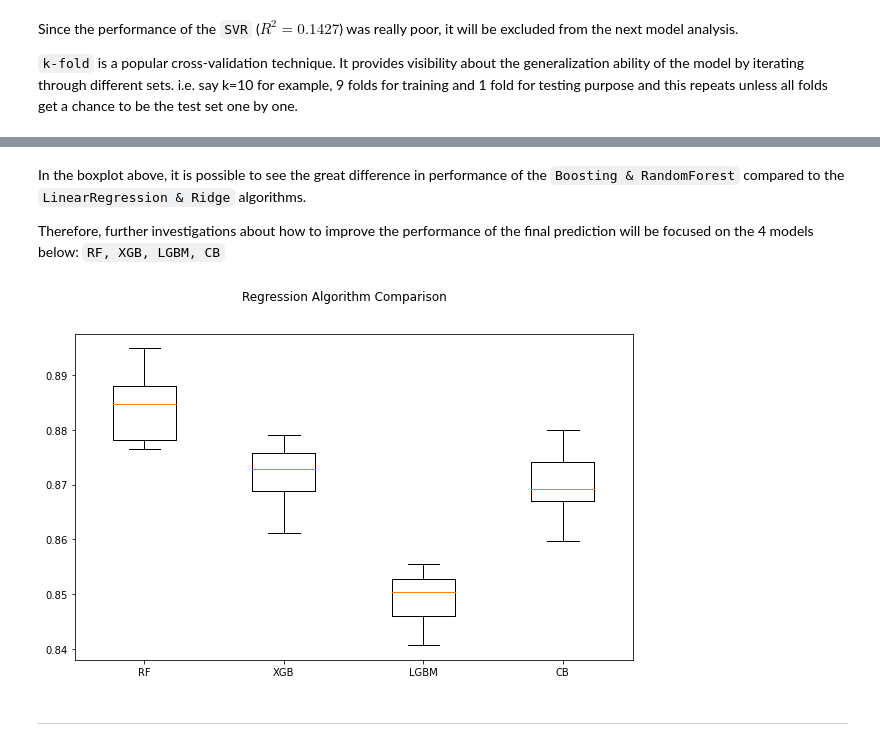
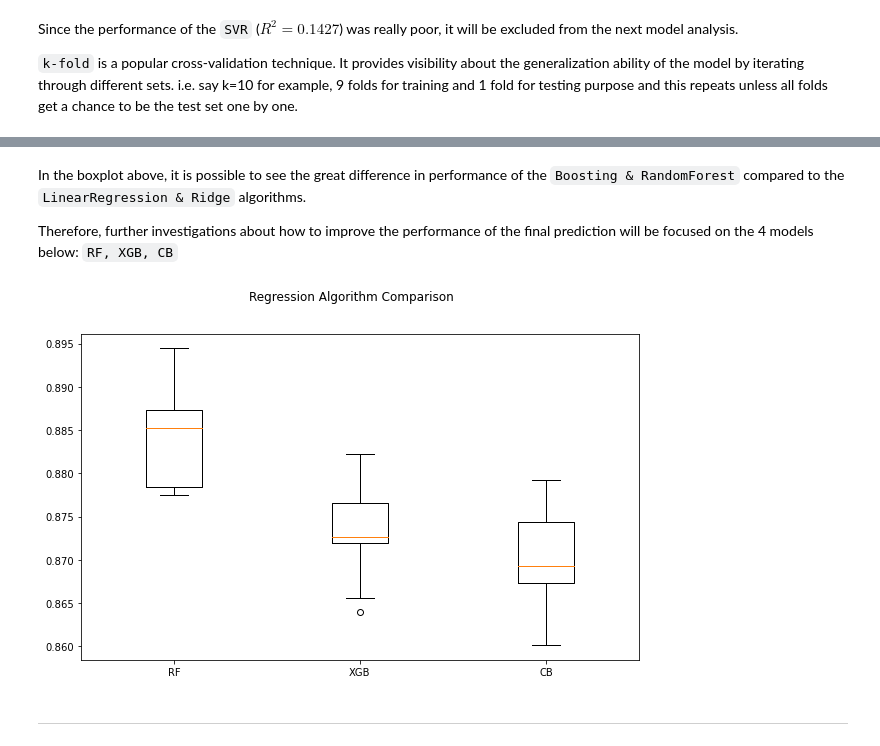
Before and after one commit to caresppen/UsedCarsAppraiser, a Jupyter notebook: notebooks/08_Prices_Regression_1.ipynb, the cells around one changed output, grey strips where cells are left out. Cells and saved outputs as stored; diff of their text form; code cells hidden in the pictures.

```diff
--- a/notebooks/08_Prices_Regression_1.ipynb
+++ b/notebooks/08_Prices_Regression_1.ipynb
@@ -413,19 +431,19 @@ plt.show()
 # %% [markdown]
 In the boxplot above, it is possible to see the great difference in performance of the `Boosting & RandomForest` compared to the `LinearRegression & Ridge` algorithms.
 
-Therefore, further investigations about how to improve the performance of the final prediction will be focused on the 4 models below: `RF, XGB, LGBM, CB`
+Therefore, further investigations about how to improve the performance of the final prediction will be focused on the 4 models below: `RF, XGB, CB`
 # %%
 # boxplot best algorithms comparison
 fig = plt.figure(figsize=(10,6))
 fig.suptitle('Regression Algorithm Comparison')
 
 ax = fig.add_subplot(111)
-plt.boxplot(results[2:])
-ax.set_xticklabels(names[2:])
+plt.boxplot(results[2:4] + [results[5]])
+ax.set_xticklabels(names[2:4] + [names[5]])
 
 plt.show()
 # %% [output]
-[figure, old version]
+[figure, new version]
 # %% [markdown]
 ---
 # %% [markdown]
```
Also changed, not shown: parts of 17 cells of this notebook, 7 other files.
